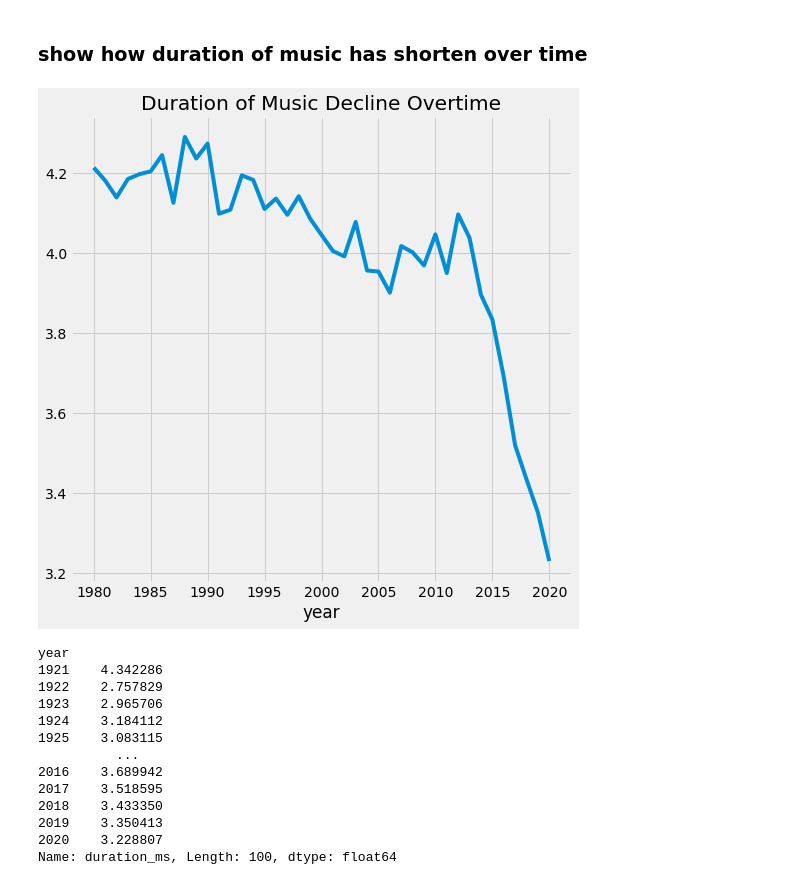
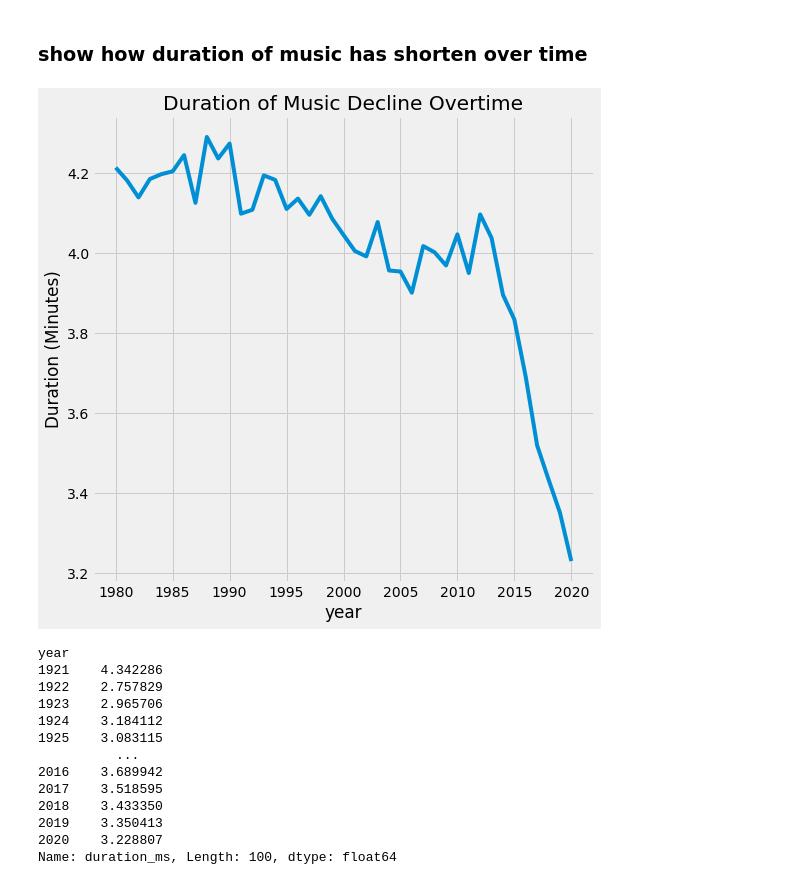
Before and after one commit to adelalsagoff/Spotify-Content-Base-Recommender, a Jupyter notebook: code/01_EDA.ipynb, the cells around one changed output. Saved outputs shown, nothing was run; the diff lists cells and outputs as text; code cells hidden in the pictures.

```diff
--- a/code/01_EDA.ipynb
+++ b/code/01_EDA.ipynb
@@ -685,11 +348,12 @@ comments: General EDA, not very useful in producing meaningful insight. Moving f
 # %%
 #plot the duration of songs in minute across time
 plt.figure(figsize=(8,8))
 (data_by_year_df[(data_by_year_df.year >= 1980)].groupby('year')['duration_ms'].mean()/60000).plot() #group data by year, take the average duration per year and plot
+plt.ylabel('Duration (Minutes)')
 plt.title('Duration of Music Decline Overtime')
-plt.savefig('../images/duration-of-music-decline-overtime.png');
+plt.savefig('../images/duration-of-music-decline-overtime.png',bbox_inches='tight');
 # %% [output]
-[figure, old version]
+[figure, new version]
 # %%
 (data_by_year_df.groupby('year')['duration_ms'].mean()/60000)
 # %% [output]
```
Also changed, not shown: parts of 82 cells of this notebook, 9 other files.
